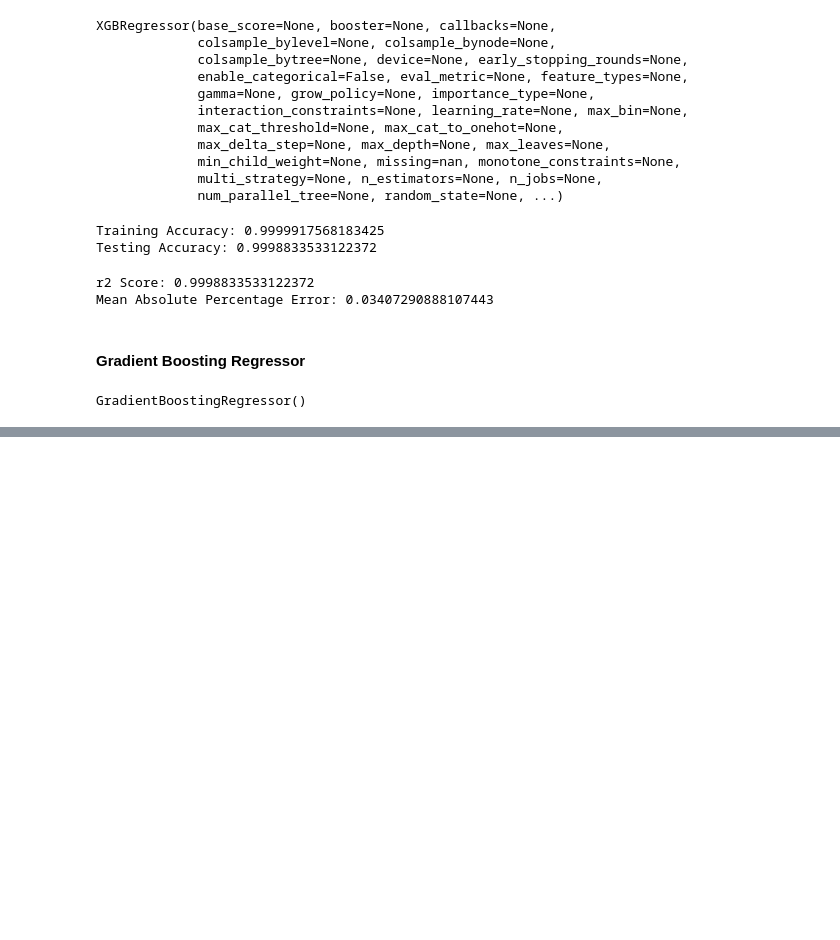
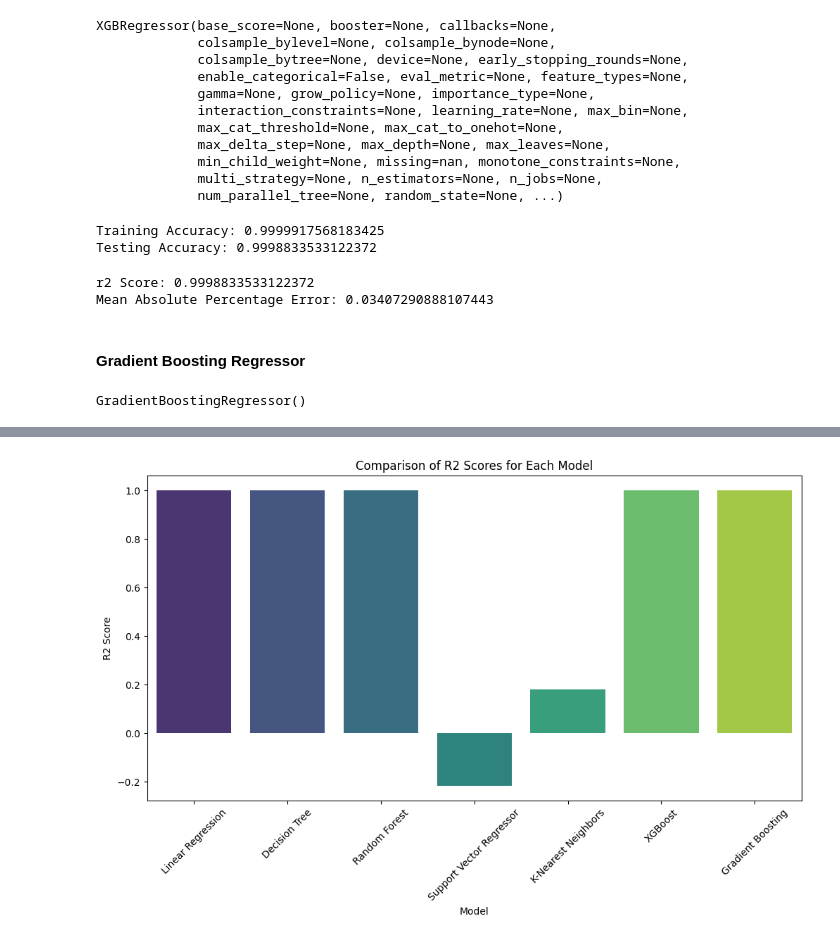
Before and after one commit to arkhash0309/AppleWiseAI, a Jupyter notebook: Notebook.ipynb, the cells around one changed output, grey strips where cells are left out. Saved outputs shown, nothing was run; the diff lists cells and outputs as text; code cells hidden in the pictures; blank space fills up the shorter version.

Commit message:
Comparing the machine learning models.

```diff
--- a/Notebook.ipynb
+++ b/Notebook.ipynb
@@ -487,11 +487,11 @@ Testing Accuracy: 0.1805934404178251
 # %%
 y_preds = knr.predict(x_test)
 # %%
-r2 = r2_score(y_test, y_preds)
-print(f"r2 Score: {r2}")
+r2_knr = r2_score(y_test, y_preds)
+print(f"r2 Score: {r2_knr}")
 
-mape = mean_absolute_percentage_error(y_test, y_preds)
-print(f"Mean Absolute Percentage Error: {mape}")
+mape_knr = mean_absolute_percentage_error(y_test, y_preds)
+print(f"Mean Absolute Percentage Error: {mape_knr}")
 # %% [output]
 r2 Score: 0.1805934404178251
 Mean Absolute Percentage Error: 66.98899172553863
@@ -524,11 +524,11 @@ Testing Accuracy: 0.9998833533122372
 # %%
 y_preds = xgb.predict(x_test)
 # %%
-r2 = r2_score(y_test, y_preds)
-print(f"r2 Score: {r2}")
+r2_xgb = r2_score(y_test, y_preds)
+print(f"r2 Score: {r2_xgb}")
 
-mape = mean_absolute_percentage_error(y_test, y_preds)
-print(f"Mean Absolute Percentage Error: {mape}")
+mape_xgb = mean_absolute_percentage_error(y_test, y_preds)
+print(f"Mean Absolute Percentage Error: {mape_xgb}")
 # %% [output]
 r2 Score: 0.9998833533122372
 Mean Absolute Percentage Error: 0.03407290888107443
@@ -551,9 +551,9 @@ Testing Accuracy: 0.9999567817107492
 # %%
 y_preds = gbr.predict(x_test)
 # %%
-r2 = r2_score(y_test, y_preds)
-print(f"r2 Score: {r2}")
+r2_gbr = r2_score(y_test, y_preds)
+print(f"r2 Score: {r2_gbr}")
 
-mape = mean_absolute_percentage_error(y_test, y_preds)
-print(f"Mean Absolute Percentage Error: {mape}")
+mape_gbr = mean_absolute_percentage_error(y_test, y_preds)
+print(f"Mean Absolute Percentage Error: {mape_gbr}")
 # %% [output]
@@ -561,0 +562,8 @@ Mean Absolute Percentage Error: 0.038141314500149744
+# %%
+# comparing the models
+models = ["Linear Regression", "Decision Tree", "Random Forest", "Support Vector Regressor", "K-Nearest Neighbors", "XGBoost", "Gradient Boosting"]
+r2_scores = [r2_lr, r2_dtc, r2_rf, r2_svr, r2_knr, r2_xgb, r2_gbr]
+mape_scores = [mape_lr, mape_dtc, mape_rf, mape_svr, mape_knr, mape_xgb, mape_gbr]
+
+comparison_df = pd.DataFrame({"Model": models, "R2 Score": r2_scores, "Mean Absolute Percentage Error": mape_scores})
+comparison_df
@@ -561,0 +579,11 @@ Mean Absolute Percentage Error: 0.038141314500149744
+# %%
+# plotting the comparison of r2 scores for each model
+plt.figure(figsize=(12,6))
+sns.barplot(x="Model", y="R2 Score", data=comparison_df, palette="viridis")
+plt.title("Comparison of R2 Scores for Each Model")
+plt.xlabel("Model")
+plt.ylabel("R2 Score")
+plt.xticks(rotation=45)
+plt.show()
+# %% [output]
+[figure, added]
```
Also changed, not shown: parts of 10 cells of this notebook.
